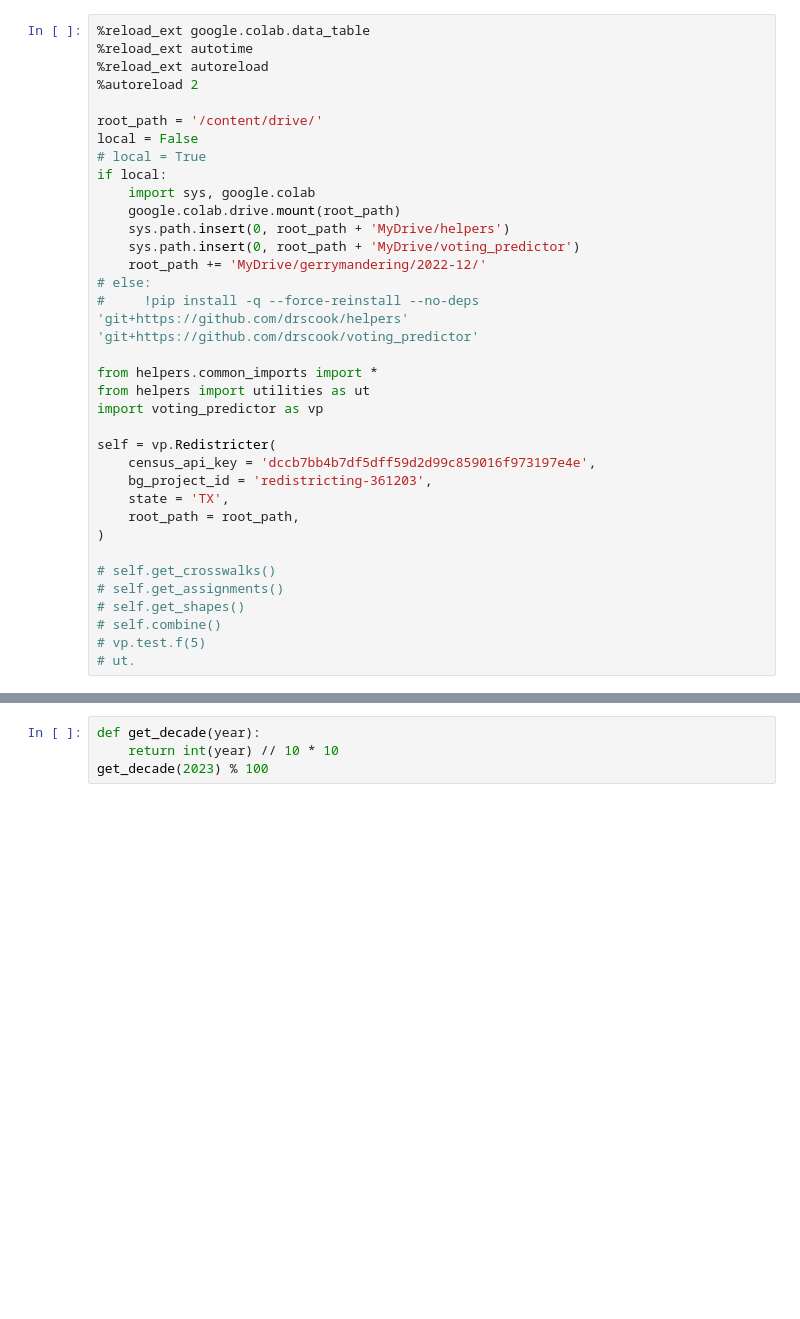
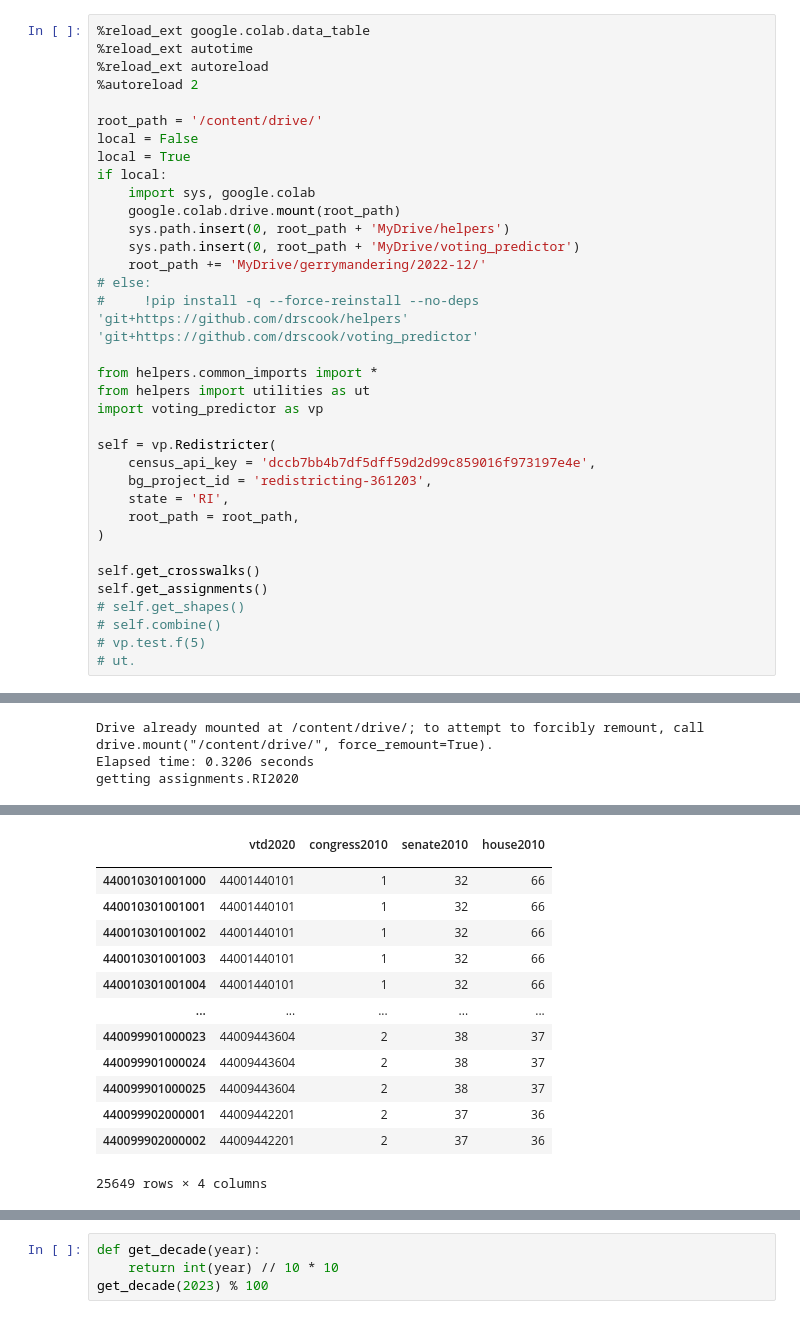
Before and after one commit to drscook/voting_predictor, a Jupyter notebook: voting.ipynb, the cells around one changed output, grey strips where cells are left out. Drawn from its saved outputs; the diff is of its cells as text; blank space fills up the shorter version.

```diff
--- a/voting.ipynb
+++ b/voting.ipynb
@@ -16,7 +20,7 @@
 
 root_path = '/content/drive/'
 local = False
-# local = True
+local = True
 if local:
     import sys, google.colab
     google.colab.drive.mount(root_path)
@@ -33,12 +37,12 @@ import voting_predictor as vp
 self = vp.Redistricter(
     census_api_key = 'dccb7bb4b7df5dff59d2d99c859016f973197e4e',
     bg_project_id = 'redistricting-361203',
-    state = 'TX',
+    state = 'RI',
     root_path = root_path,
 )
 
-# self.get_crosswalks()
-# self.get_assignments()
+self.get_crosswalks()
+self.get_assignments()
 # self.get_shapes()
 # self.combine()
 # vp.test.f(5)
@@ -47,0 +52,3 @@ self = vp.Redistricter(
+Drive already mounted at /content/drive/; to attempt to forcibly remount, call drive.mount("/content/drive/", force_remount=True).
+Elapsed time: 0.3206 seconds
+getting assignments.RI2020
@@ -47,0 +73,14 @@ self = vp.Redistricter(
+|  | vtd2020 | congress2010 | senate2010 | house2010 |
+|  |  |  |  |  |
+| 440010301001000 | 44001440101 | 1 | 32 | 66 |
+| 440010301001001 | 44001440101 | 1 | 32 | 66 |
+| 440010301001002 | 44001440101 | 1 | 32 | 66 |
+| 440010301001003 | 44001440101 | 1 | 32 | 66 |
+| 440010301001004 | 44001440101 | 1 | 32 | 66 |
+| ... | ... | ... | ... | ... |
+| 440099901000023 | 44009443604 | 2 | 38 | 37 |
+| 440099901000024 | 44009443604 | 2 | 38 | 37 |
+| 440099901000025 | 44009443604 | 2 | 38 | 37 |
+| 440099902000001 | 44009442201 | 2 | 37 | 36 |
+| 440099902000002 | 44009442201 | 2 | 37 | 36 |
+25649 rows × 4 columns
```
Also changed, not shown: parts of 2 cells of this notebook, 1 other file.
